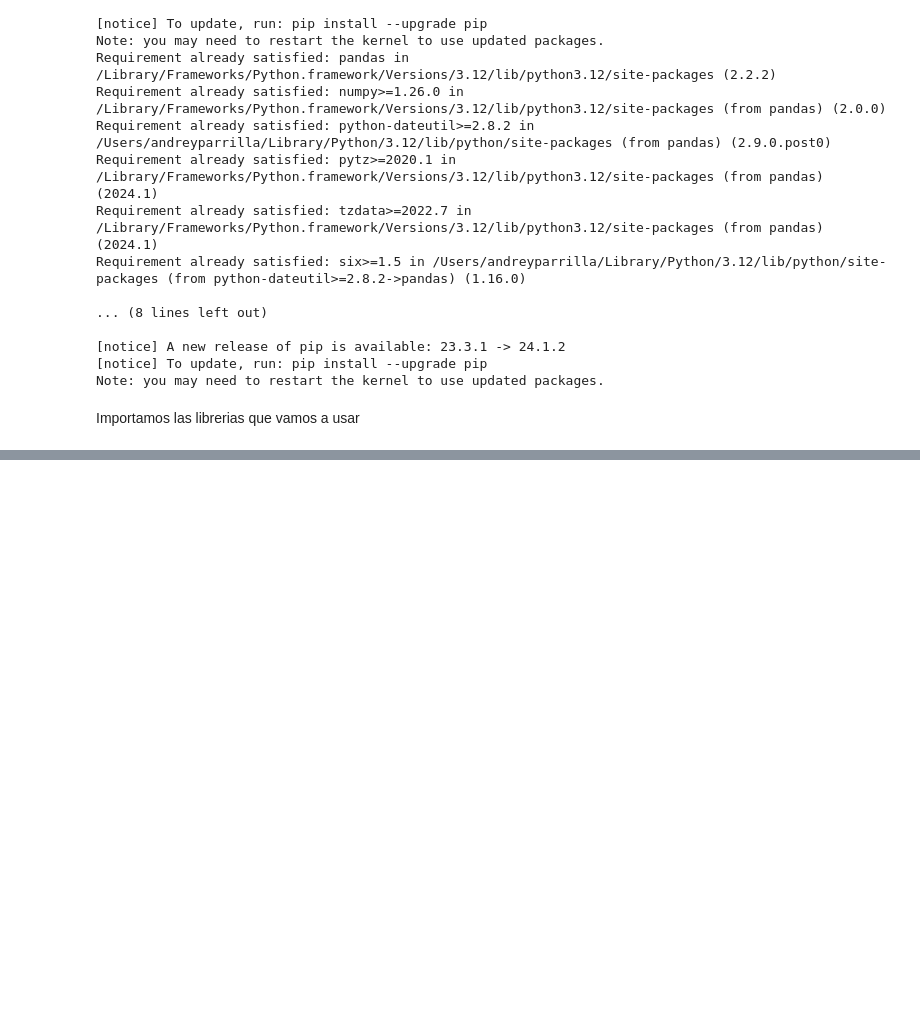
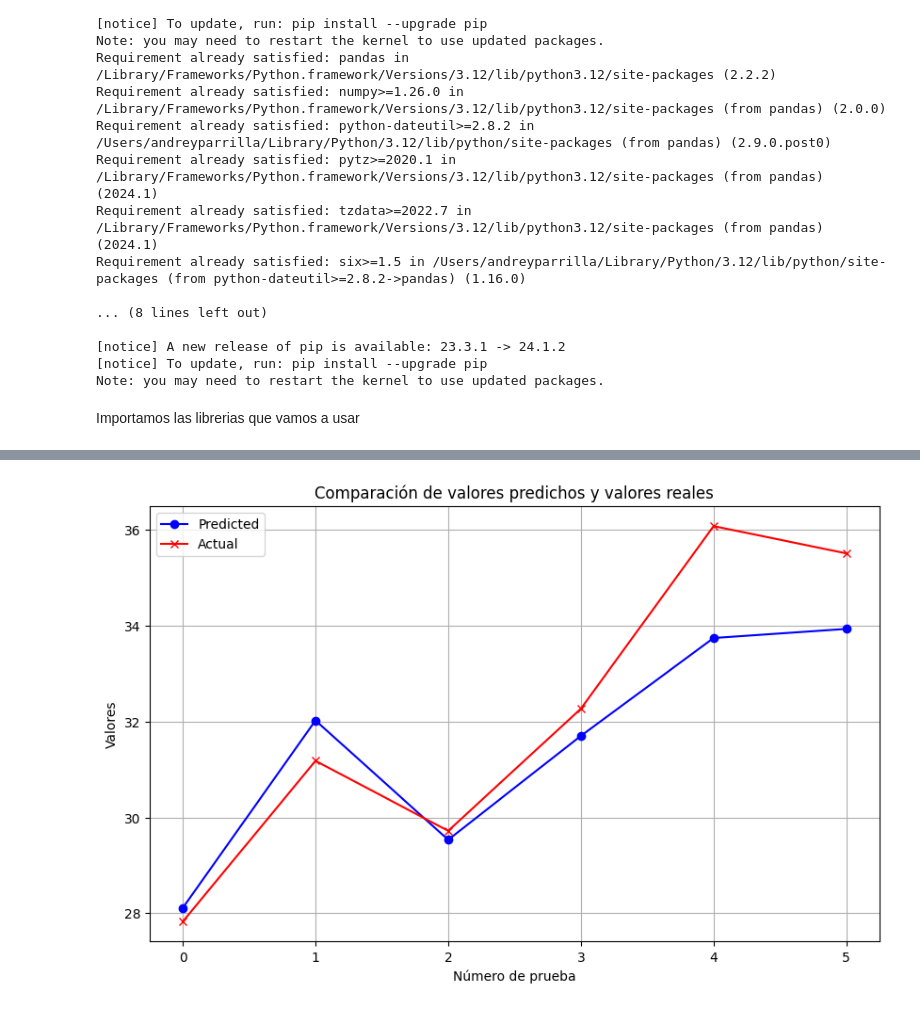
Before and after one commit to andreyparrilla/gasification_mlmodels, a Jupyter notebook: ml_models.ipynb, the cells around one changed output, grey strips where cells are left out. Drawn from its saved outputs; the diff is of its cells as text; code cells hidden in the pictures; blank space fills up the shorter version.

Commit message:
Implementación de los modelos de ML

```diff
--- a/ml_models.ipynb
+++ b/ml_models.ipynb
@@ -128,0 +226,26 @@ Name: volH2 (%), dtype: float64
+# %%
+# Definir la cuadrícula de parámetros a explorar
+param_grid = {
+    'n_estimators': [100, 200, 300],
+    'max_depth': [None, 10, 20, 30],
+    'min_samples_split': [2, 5, 10],
+    'min_samples_leaf': [1, 2, 4]
+}
+
+# Crear un modelo de bosque aleatorio
+model = RandomForestRegressor(random_state=42)
+
+# Realizar la búsqueda de hiperparámetros
+grid_search = GridSearchCV(model, param_grid, cv=5, scoring='neg_mean_squared_error')
+
+# Ajustar el modelo
+grid_search.fit(X_train, y_train)
+
+# Obtener los mejores hiperparámetros
+best_params = grid_search.best_params_
+print(f"Best parameters: {best_params}")
+
+# Calcular la validación cruzada usando cross_val_score
+best_model = grid_search.best_estimator_
+score7 = cross_val_score(best_model, X_train, y_train, cv=5, scoring='neg_mean_squared_error')
+print(f'Mean Cross-Validation Score (MSE): {-np.mean(score7):.3f}')
@@ -128,0 +317,21 @@ Name: volH2 (%), dtype: float64
+# %%
+import matplotlib.pyplot as plt
+
+# Compara los valores predichos con los valores reales
+y_pred = best_model.predict(X_test)
+y_actual = y_test
+
+x_values = range(len(y_pred))
+
+plt.figure(figsize=(10, 6))
+plt.plot(x_values, y_pred, label='Predicted', color='blue', marker='o')  # Plotting the predicted values
+plt.plot(x_values, y_actual, label='Actual', color='red', marker='x')  # Plotting the actual values
+
+plt.title('Comparación de valores predichos y valores reales')
+plt.xlabel('Número de prueba')  # Label for the x-axis
+plt.ylabel('Valores')  # Label for the y-axis
+plt.legend()
+plt.grid(True)
+plt.show()
+# %% [output]
+[figure, added]
```
Also changed, not shown: parts of 23 cells of this notebook.
